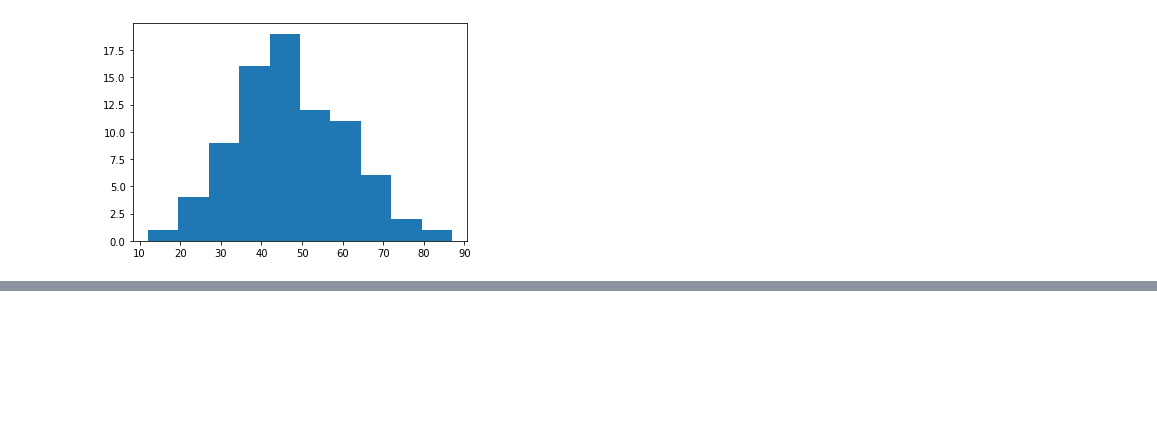
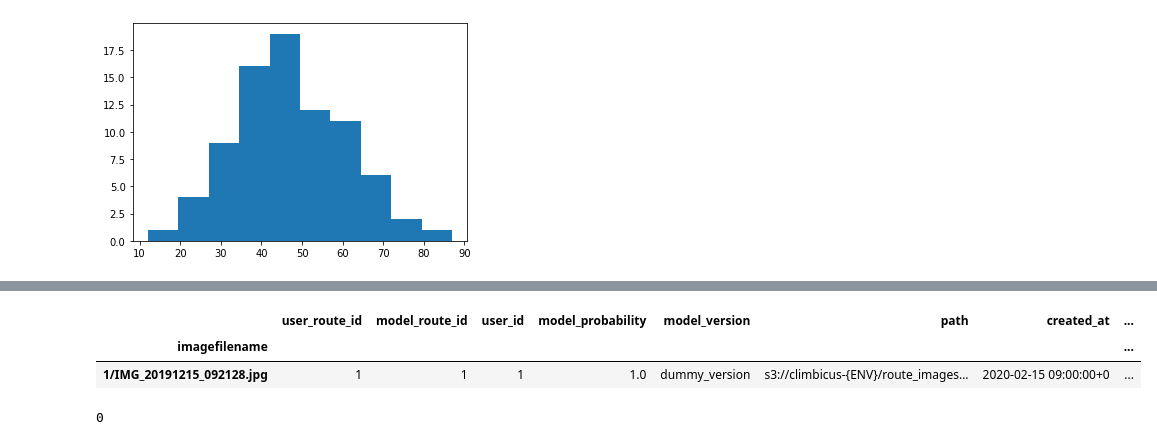
Before and after one commit to andrius-sil/climbicus, a Jupyter notebook: model_training/cbir.ipynb, the cells around one changed output, grey strips where cells are left out. Drawn from its saved outputs; the diff is of its cells as text; code cells hidden in the pictures; blank space fills up the shorter version.

Commit message:
test data descriptors code

```diff
--- a/model_training/cbir.ipynb
+++ b/model_training/cbir.ipynb
@@ -302,0 +320,18 @@ _ = plt.hist(matches_dists, bins='auto')
+# %%
+route_images = route_images.set_index('imagefilename')
+# %%
+resources_d = {k:json.dumps(v.tolist()) for k, v in descriptors.items() if k in route_images.index.tolist()}
+# %%
+s = pd.DataFrame.from_dict(resources_d, orient='index', columns=['descriptors'])
+# %%
+route_images['descriptors'] = s.descriptors
+# %%
+route_images.head(1)
+# %% [output]
+|  | user_route_id | model_route_id | user_id | model_probability | model_version | path | created_at | ... |
+| imagefilename |  |  |  |  |  |  |  | ... |
+| 1/IMG_20191215_092128.jpg | 1 | 1 | 1 | 1.0 | dummy_version | s3://climbicus-{ENV}/route_images... | 2020-02-15 09:00:00+0 | ... |
+# %%
+route_images.descriptors.isnull().sum()
+# %% [output]
+0
```
Also changed, not shown: parts of 18 cells of this notebook, 1 other file.
